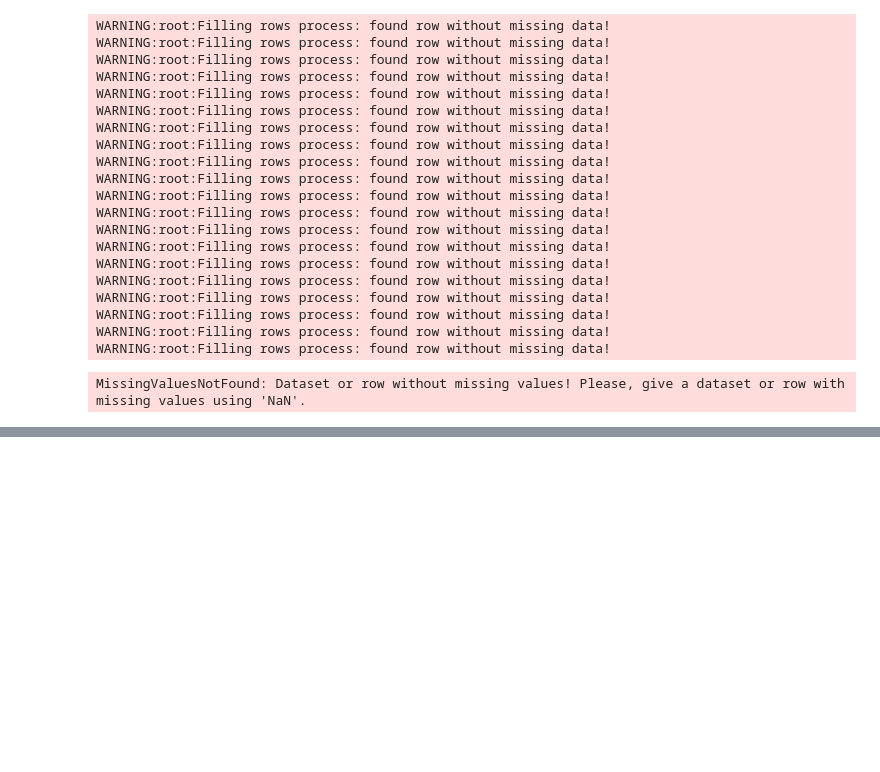
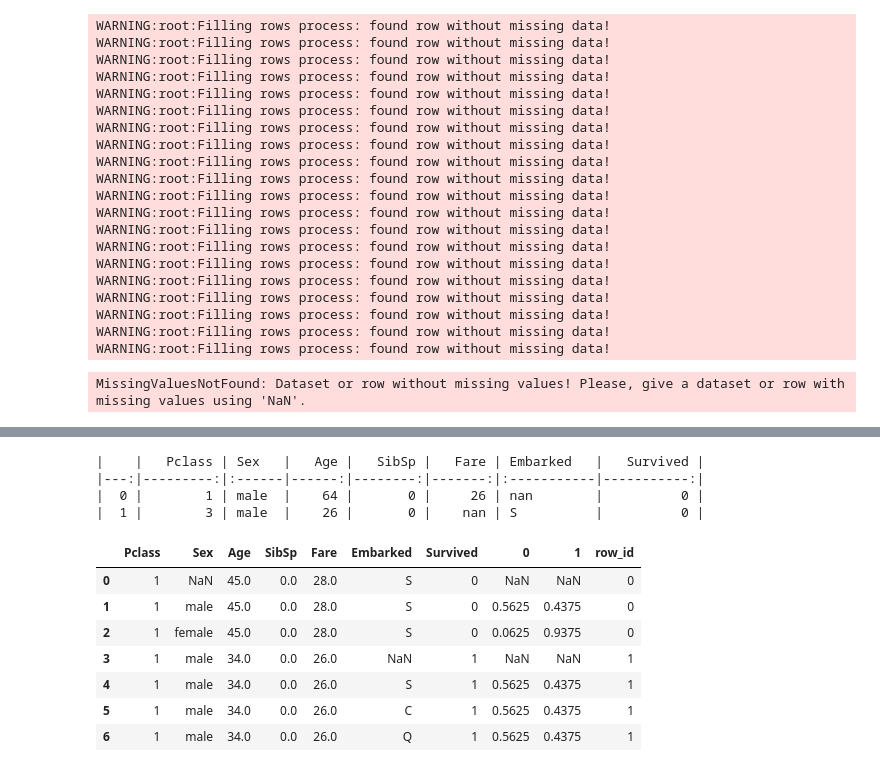
Before and after one commit to ysraell/random-forest-mc-utils, a Jupyter notebook: dev/val-1.1.0.ipynb, the cells around one changed output, grey strips where cells are left out. Saved outputs shown, nothing was run; the diff lists cells and outputs as text; code cells hidden in the pictures; blank space fills up the shorter version.

```diff
--- a/dev/val-1.1.0.ipynb
+++ b/dev/val-1.1.0.ipynb
@@ -199,0 +204,9 @@ MissingValuesNotFound: Dataset or row without missing values! Please, give a dat
+# %%
+df_tmp = dataset.sample(frac=0.2).reset_index(drop=True)
+mask_random = np.random.choice([True, False], size=df_tmp[ds_cols].shape, p=[0.9, 0.1])
+dataset_missing_values = df_tmp[ds_cols].mask(~mask_random)
+dataset_missing_values[target_col] = df_tmp[target_col]
+#dataset_missing_values_ground_truth = df_tmp
+# %%
+dataset_missing_values = dataset_missing_values.loc[dataset_missing_values['Embarked'].isna() | dataset_missing_values['Sex'].isna()].head(2).reset_index(drop=True)
+dataset_missing_values
@@ -199,0 +244,19 @@ MissingValuesNotFound: Dataset or row without missing values! Please, give a dat
+# %%
+print(dataset_missing_values.head(2).to_markdown())
+# %% [output]
+|    |   Pclass | Sex   |   Age |   SibSp |   Fare | Embarked   |   Survived |
+|---:|---------:|:------|------:|--------:|-------:|:-----------|-----------:|
+|  0 |        1 | male  |    64 |       0 |     26 | nan        |          0 |
+|  1 |        3 | male  |    26 |       0 |    nan | S          |          0 |
+# %%
+df_tmp = cls.predictMissingValues(dataset_missing_values, dict_values)
+df_tmp
+# %% [output]
+|  | Pclass | Sex | Age | SibSp | Fare | Embarked | Survived | 0 | 1 | row_id |
+| 0 | 1 | NaN | 45.0 | 0.0 | 28.0 | S | 0 | NaN | NaN | 0 |
+| 1 | 1 | male | 45.0 | 0.0 | 28.0 | S | 0 | 0.5625 | 0.4375 | 0 |
+| 2 | 1 | female | 45.0 | 0.0 | 28.0 | S | 0 | 0.0625 | 0.9375 | 0 |
+| 3 | 1 | male | 34.0 | 0.0 | 26.0 | NaN | 1 | NaN | NaN | 1 |
+| 4 | 1 | male | 34.0 | 0.0 | 26.0 | S | 1 | 0.5625 | 0.4375 | 1 |
+| 5 | 1 | male | 34.0 | 0.0 | 26.0 | C | 1 | 0.5625 | 0.4375 | 1 |
+| 6 | 1 | male | 34.0 | 0.0 | 26.0 | Q | 1 | 0.5625 | 0.4375 | 1 |
```
Also changed, not shown: parts of 15 cells of this notebook.
